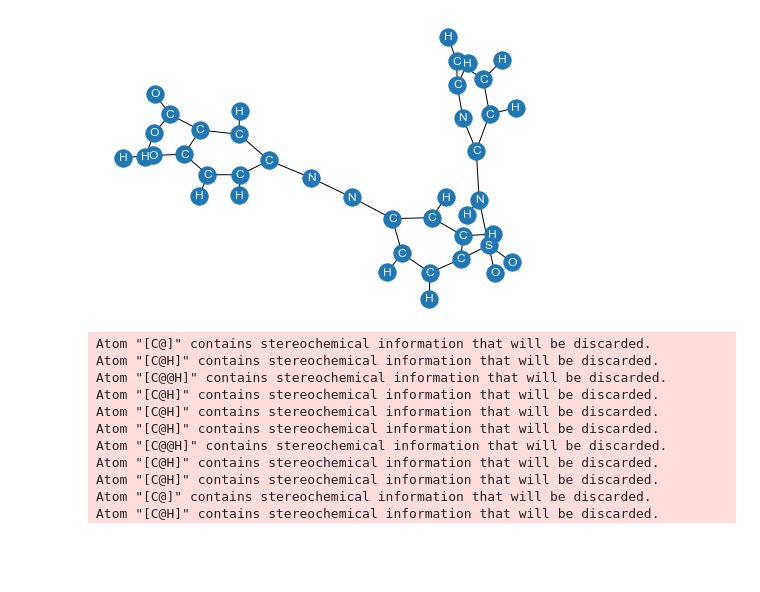
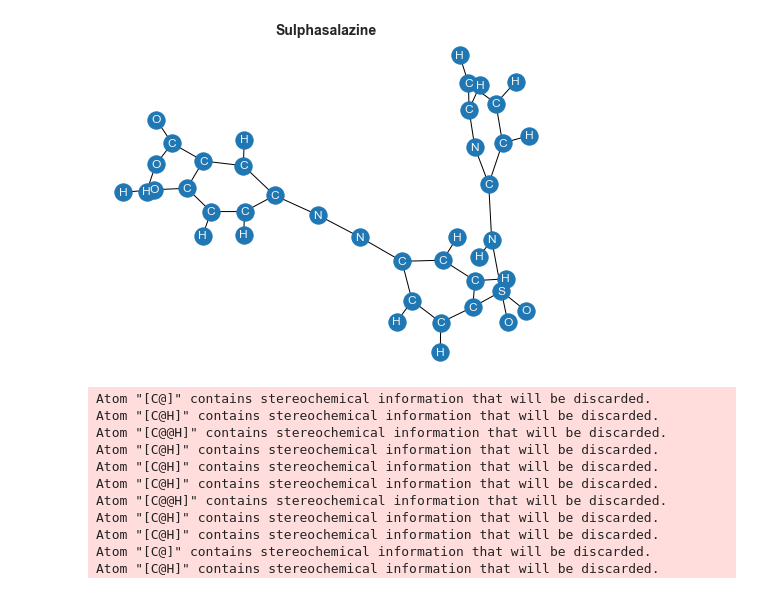
Before and after one commit to peterkarlhuber/pysmiles, a Jupyter notebook: notebooks/workspace.ipynb, the cells around one changed output. Saved outputs shown, nothing was run; the diff lists cells and outputs as text; code cells hidden in the pictures; blank space fills up the shorter version.

```diff
--- a/notebooks/workspace.ipynb
+++ b/notebooks/workspace.ipynb
@@ -72,11 +76,15 @@ None
 | 4 | 5 | schembl614298 | (2s,3s,4s,5r)-6-[[(4r,4ar,7s,7ar,... | CN1CC[C@]23c4c5ccc(OC6O[C@H](C(=O... | 18595497.0 | -2.15 | BBB- | InChI=1S/C23H27NO9/c1-24-7-6-23-1... | NaN | ... |
 # %%
 np.random.seed(345)
-smiles = df.loc[0, 'SMILES']
+idx = 0
+smiles = df.loc[idx, 'SMILES']
 mol = read_smiles(smiles, explicit_hydrogen=True)
+
+plt.figure(figsize=(8, 6))
+plt.title(df.loc[idx, 'compound_name'].title(), fontsize=14, fontweight='bold')
 nx.draw(mol, labels=dict(mol.nodes(data='element')), with_labels=True, font_color='whitesmoke')
 # %% [output]
-[figure, old version]
+[figure, new version]
 # %%
 def get_adj_mat(mol):
     try:
```
Also changed, not shown: parts of 26 cells of this notebook, 3 other files.
